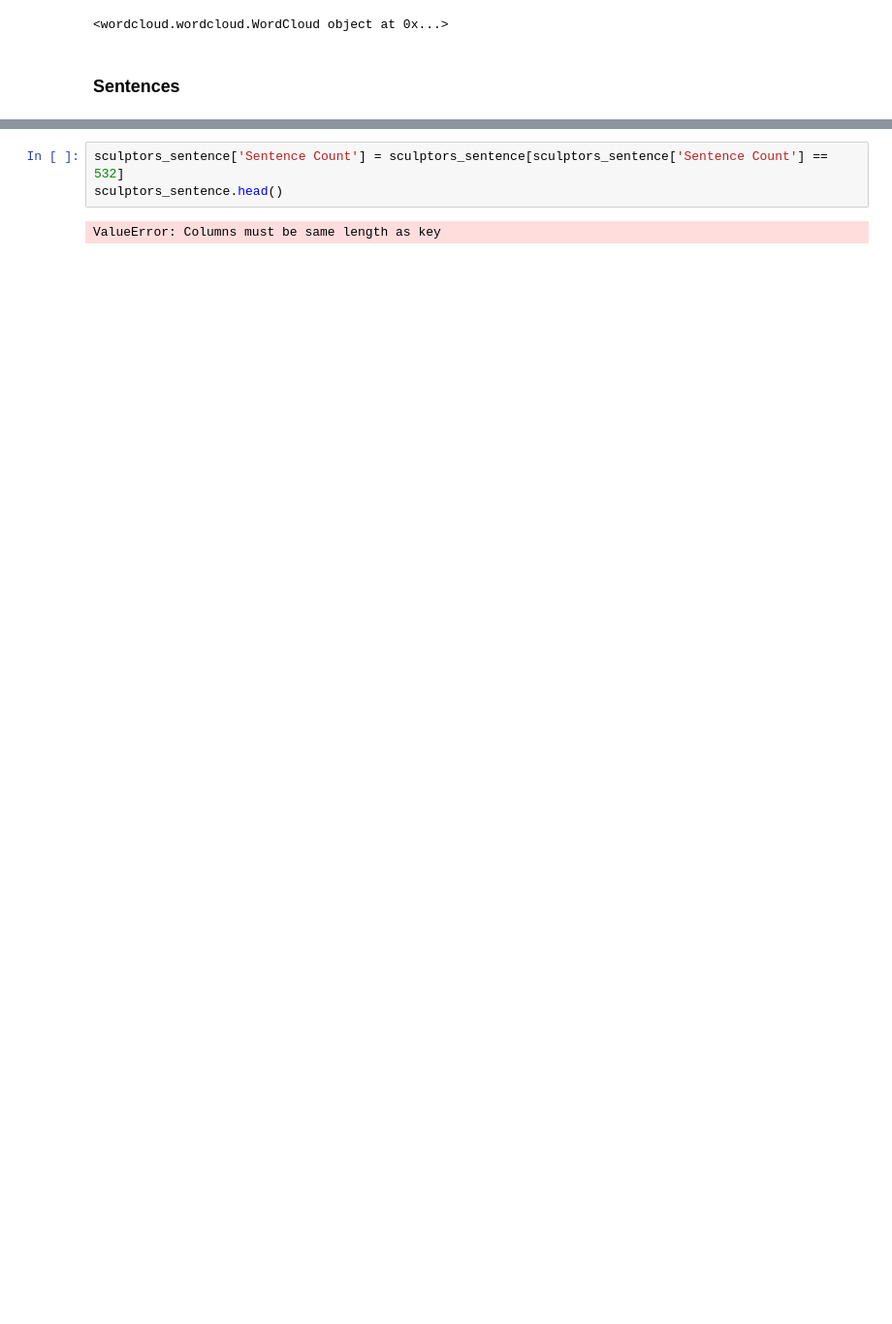
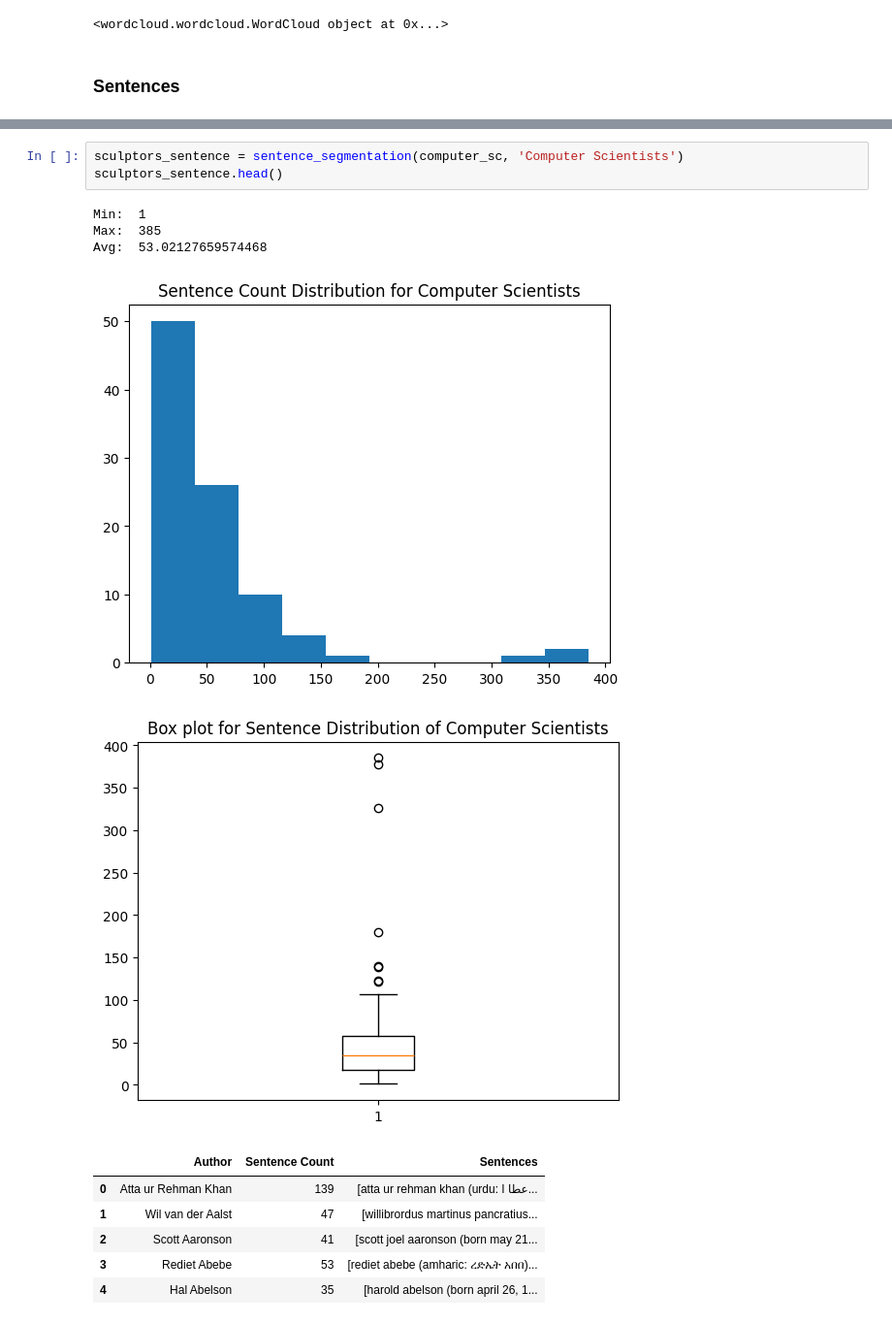
Before and after one commit to Hawawou/UE-803, a Jupyter notebook: text_analysis.ipynb, the cells around one changed output, grey strips where cells are left out. Shown at 97% size. Cells and saved outputs as stored; diff of their text form; blank space fills up the shorter version.

```diff
--- a/text_analysis.ipynb
+++ b/text_analysis.ipynb
@@ -195,5 +208,15 @@ Avg:  40.52577319587629
-# %%
-sculptors_sentence['Sentence Count'] = sculptors_sentence[sculptors_sentence['Sentence Count'] == 532]
-sculptors_sentence.head()
-# %% [output]
-ValueError: Columns must be same length as key
+# %%
+sculptors_sentence = sentence_segmentation(computer_sc, 'Computer Scientists')
+sculptors_sentence.head()
+# %% [output]
+Min:  1
+Max:  385
+Avg:  53.02127659574468
+[figure, added]
+[figure, added]
+|  | Author | Sentence Count | Sentences |
+| 0 | Atta ur Rehman Khan | 139 | [atta ur rehman khan (urdu: عطا ا... |
+| 1 | Wil van der Aalst | 47 | [willibrordus martinus pancratius... |
+| 2 | Scott Aaronson | 41 | [scott joel aaronson (born may 21... |
+| 3 | Rediet Abebe | 53 | [rediet abebe (amharic: ረድኤት አበበ)... |
+| 4 | Hal Abelson | 35 | [harold abelson (born april 26, 1... |
```
Also changed, not shown: parts of 24 cells of this notebook, 10 other files.
